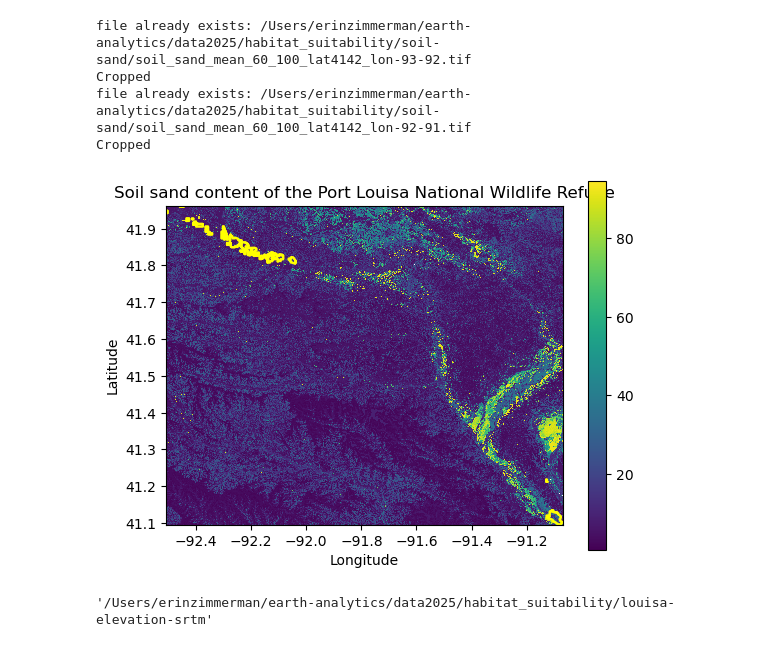
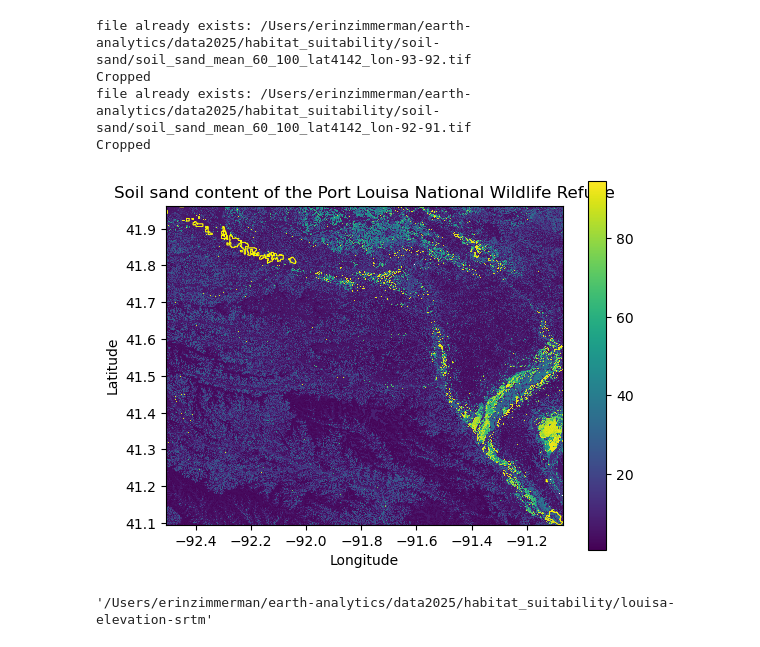
Before and after one commit to earthlab-education/habitat-suitability-ZimmZone, a Jupyter notebook: 03.5_louisa_soil_sata_suitability.ipynb, the cells around one changed output. Drawn from its saved outputs; the diff is of its cells as text; code cells hidden in the pictures.

```diff
--- a/03.5_louisa_soil_sata_suitability.ipynb
+++ b/03.5_louisa_soil_sata_suitability.ipynb
@@ -271,15 +277,15 @@ louisa_soil_sand_da = merge_arrays(louisa_soil_sand_indiv_das)
 # %%
 # Plot Port Louisa NWR on louisa_soil_sand_da
 louisa_soil_sand_da.plot()
-louisa_gdf.to_crs(louisa_soil_sand_da.rio.crs).boundary.plot(ax = plt.gca(), color='yellow')
+louisa_gdf.to_crs(louisa_soil_sand_da.rio.crs).boundary.plot(ax = plt.gca(), color='yellow', linewidth=.5)
 
 # Add titles and axes to plot
 plt.title('Soil sand content of the Port Louisa National Wildlife Refuge')
 plt.ylabel('Latitude')
 plt.xlabel('Longitude')
 plt.show()
 # %% [output]
-[figure, old version]
+[figure, new version]
 # %%
 # Define data directory for the louisa elevation data
 louisa_elevation_dir = os.path.join(data_dir, 'louisa-elevation-srtm')
```
Also changed, not shown: parts of 6 cells of this notebook, 6 other files.
